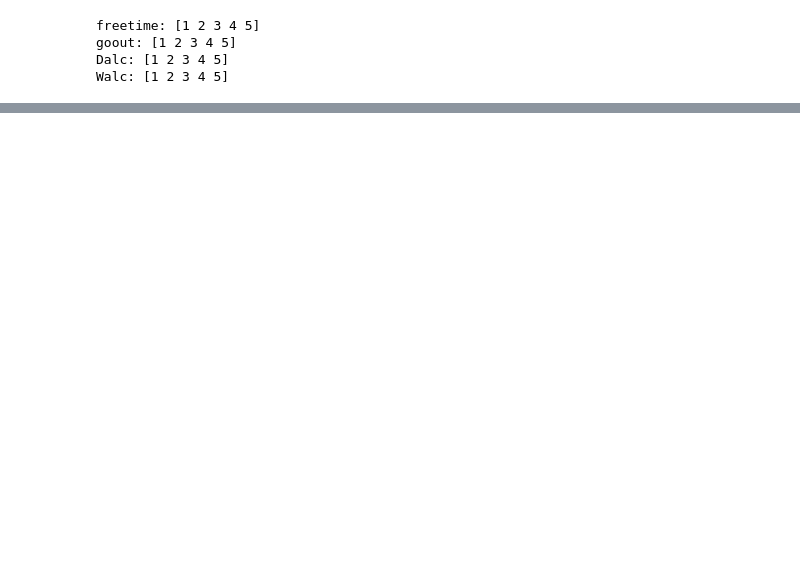
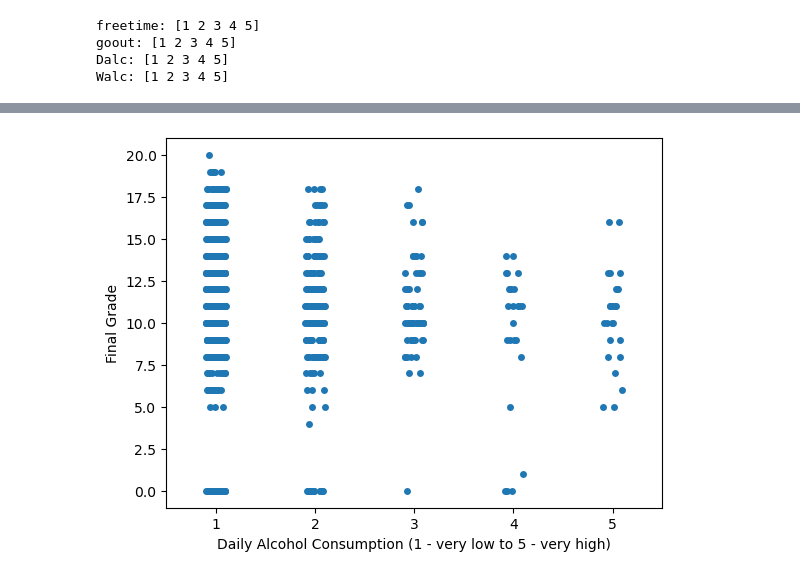
Before and after one commit to ubco-W2022T1-cosc301/project-group05, a Jupyter notebook: notebooks/analysis2.ipynb, the cells around one changed output, grey strips where cells are left out. Drawn from its saved outputs; the diff is of its cells as text; code cells hidden in the pictures; blank space fills up the shorter version.

```diff
--- a/notebooks/analysis2.ipynb
+++ b/notebooks/analysis2.ipynb
@@ -256,0 +279,9 @@ plt.show()
+# %%
+import seaborn as sns
+
+sns.stripplot(x='Dalc', y='G3', data=df, size=5)
+plt.ylabel('Final Grade')
+plt.xlabel('Daily Alcohol Consumption (1 - very low to 5 - very high)')
+plt.show()
+# %% [output]
+[figure, added]
```
Also changed, not shown: parts of 52 cells of this notebook, 1 other file.
